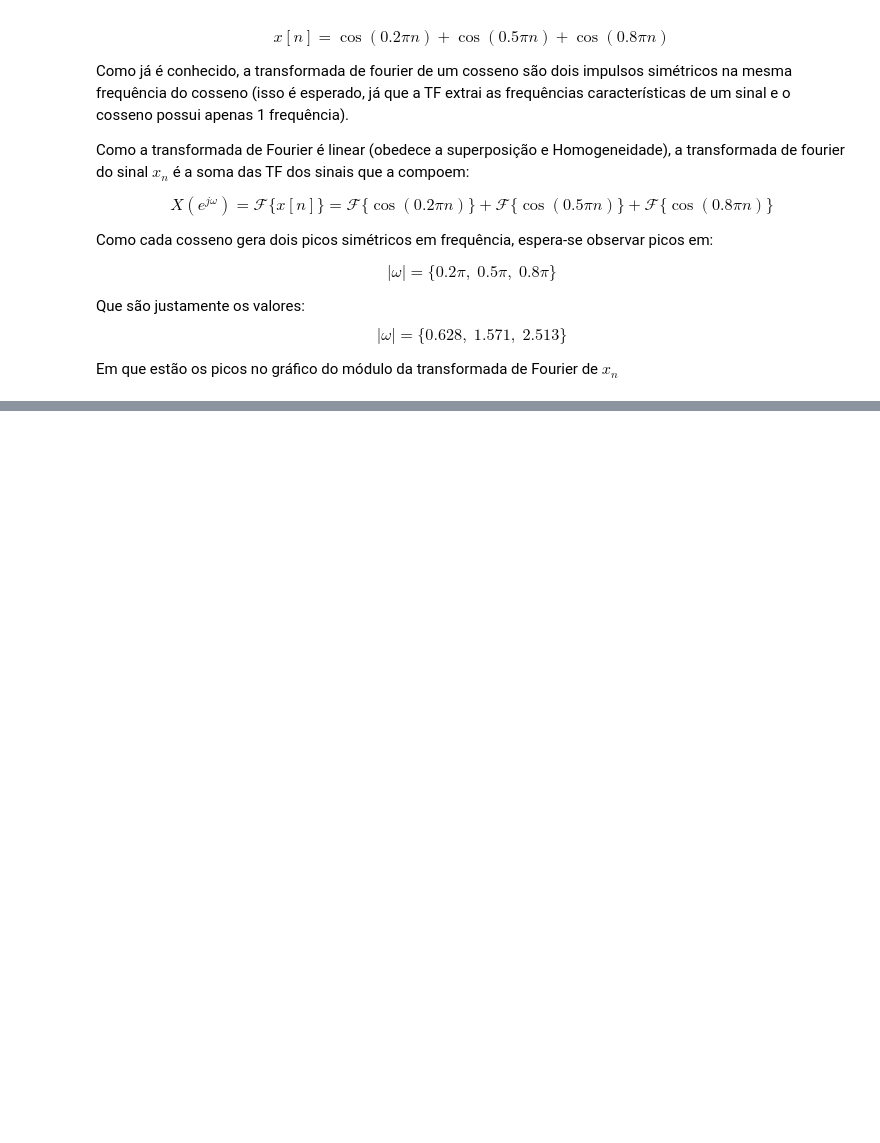
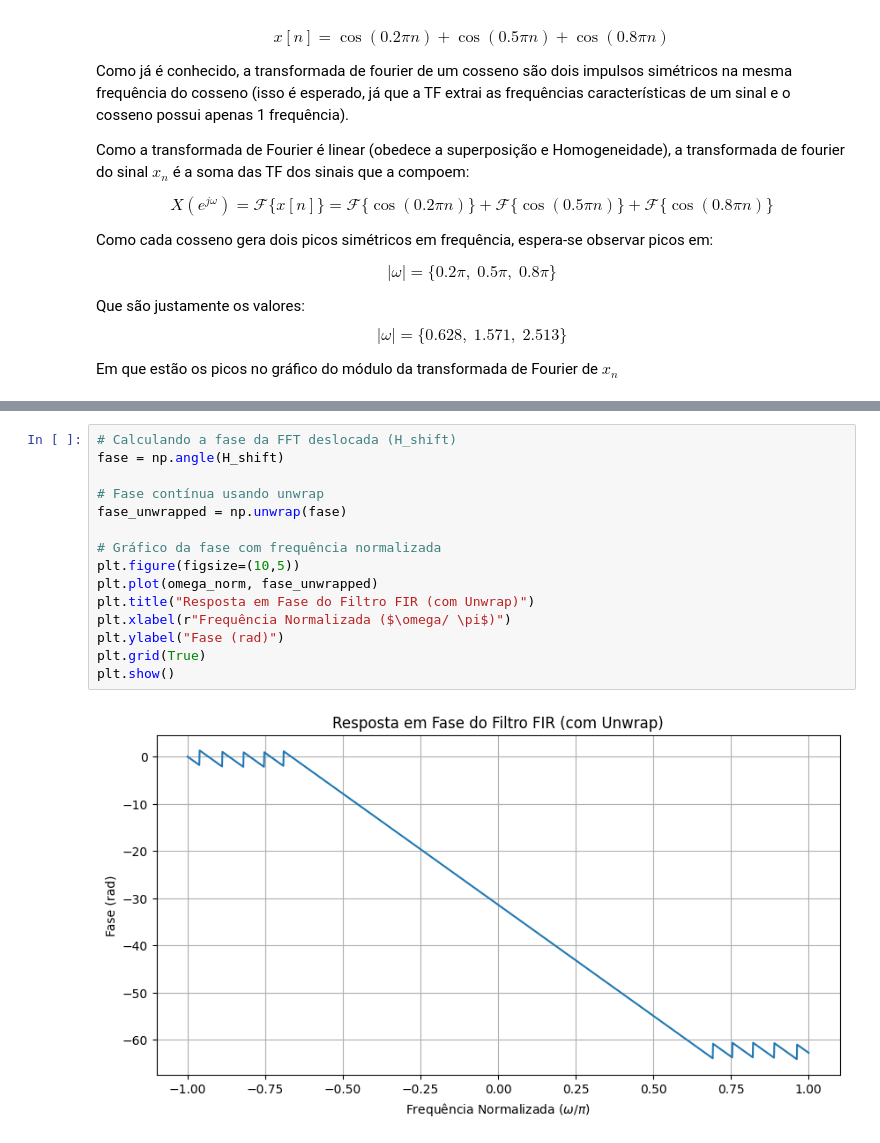
Before and after one commit to RyamLael/Processamento-digital-de-sinais, a Jupyter notebook: trabalho 01 - Filtros de Fase Linear e Janelamento.ipynb, the cells around one changed output, grey strips where cells are left out. Drawn from its saved outputs; the diff is of its cells as text; blank space fills up the shorter version.

```diff
--- a/trabalho 01 - Filtros de Fase Linear e Janelamento.ipynb
+++ b/trabalho 01 - Filtros de Fase Linear e Janelamento.ipynb
@@ -104,0 +184,17 @@ módulo da Resposta em Frequência  está de acordo com o esperado.
+# %%
+# Calculando a fase da FFT deslocada (H_shift)
+fase = np.angle(H_shift)
+
+# Fase contínua usando unwrap
+fase_unwrapped = np.unwrap(fase)
+
+# Gráfico da fase com frequência normalizada
+plt.figure(figsize=(10,5))
+plt.plot(omega_norm, fase_unwrapped)
+plt.title("Resposta em Fase do Filtro FIR (com Unwrap)")
+plt.xlabel(r"Frequência Normalizada ($\omega/ \pi$)")
+plt.ylabel("Fase (rad)")
+plt.grid(True)
+plt.show()
+# %% [output]
+[figure, added]
```
Also changed, not shown: parts of 38 cells of this notebook.
